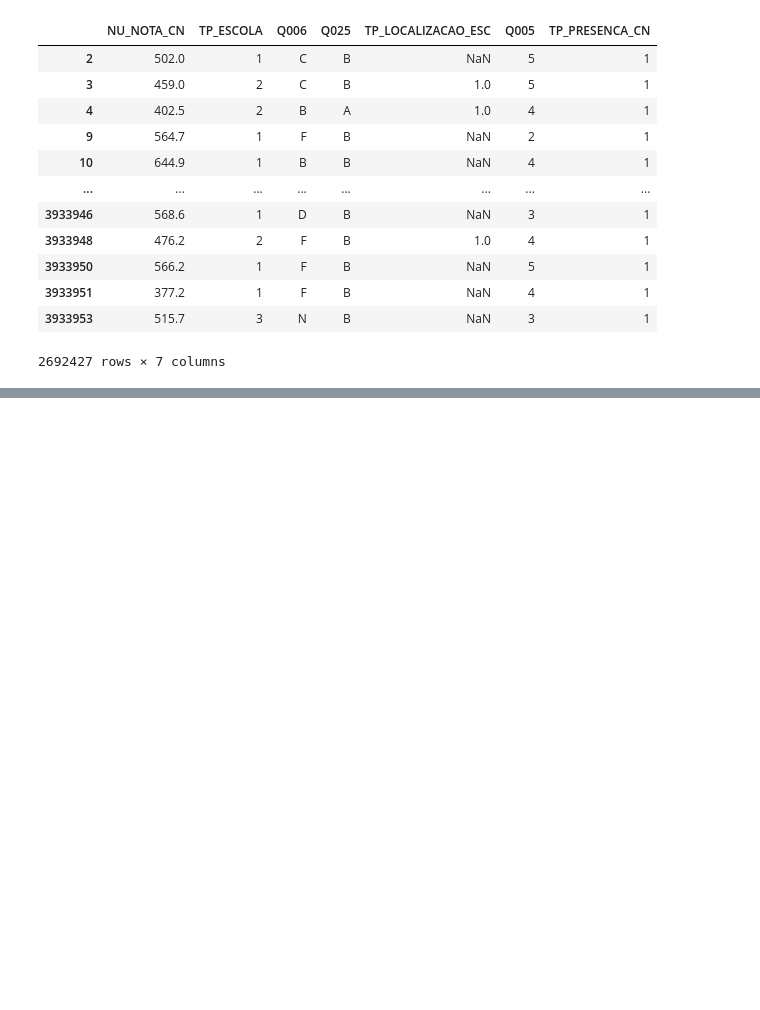
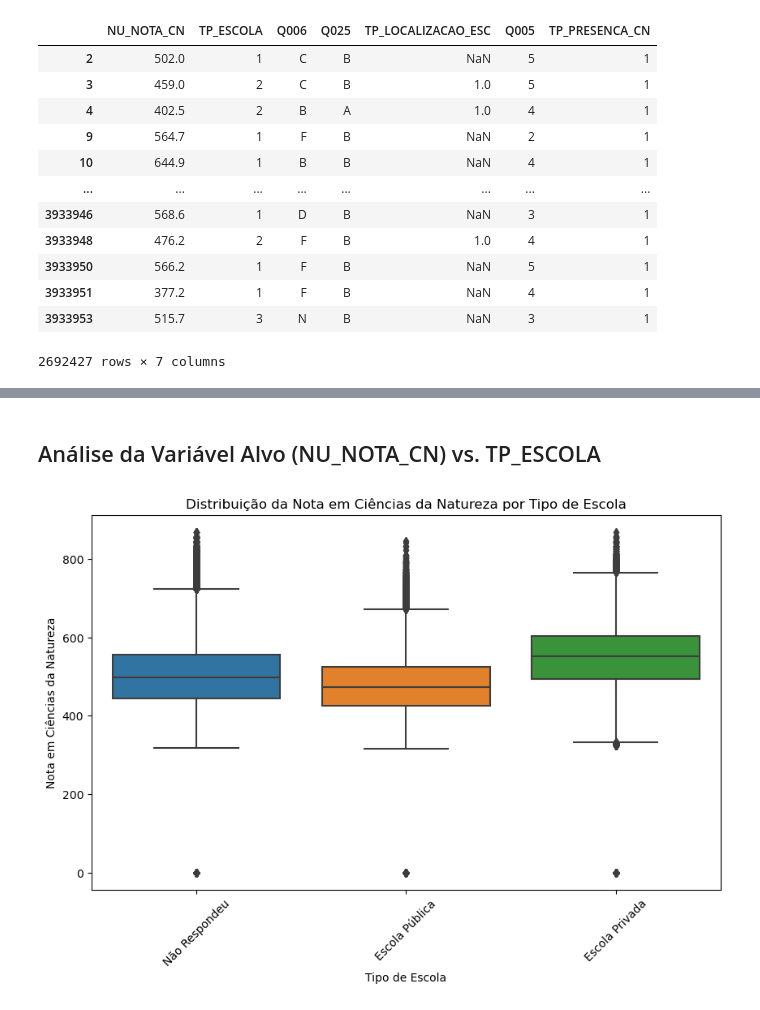
Before and after one commit to mathbelar/Projeto3, a Jupyter notebook: projeto3.ipynb, the cells around one changed output, grey strips where cells are left out. Drawn from its saved outputs; the diff is of its cells as text; code cells hidden in the pictures; blank space fills up the shorter version.

```diff
--- a/projeto3.ipynb
+++ b/projeto3.ipynb
@@ -60,0 +180,15 @@ df_filtrado
+# %% [markdown]
+## Análise da Variável Alvo (NU_NOTA_CN) vs. TP_ESCOLA
+# %%
+# Renomear as categorias de TP_ESCOLA
+df_filtrado['TP_ESCOLA'].cat.rename_categories({1: 'Não Respondeu', 2: 'Escola Pública', 3: 'Escola Privada'}, inplace=True)
+
+# Gráfico de boxplot para analisar a distribuição das notas em CN por tipo de escola
+plt.figure(figsize=(10, 6))
+sns.boxplot(x='TP_ESCOLA', y='NU_NOTA_CN', data=df_filtrado)
+plt.title('Distribuição da Nota em Ciências da Natureza por Tipo de Escola')
+plt.xlabel('Tipo de Escola')
+plt.ylabel('Nota em Ciências da Natureza')
+plt.show()
+# %% [output]
+[figure, added]
```
Also changed, not shown: parts of 17 cells of this notebook.
